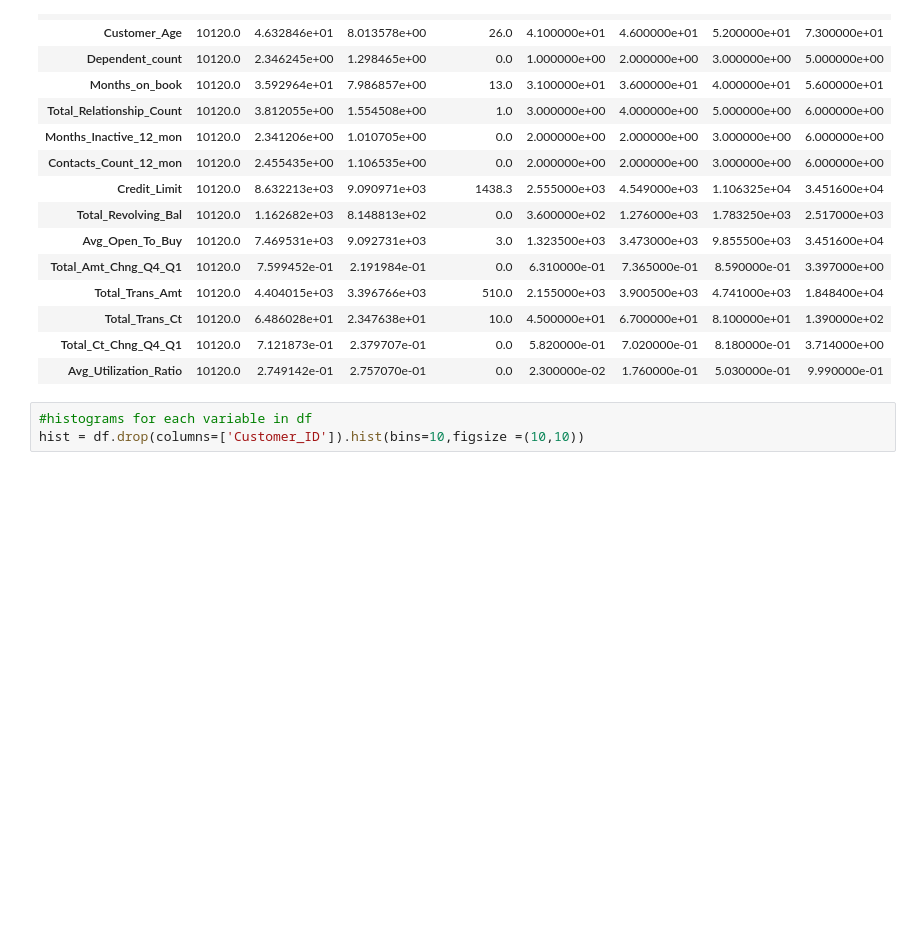
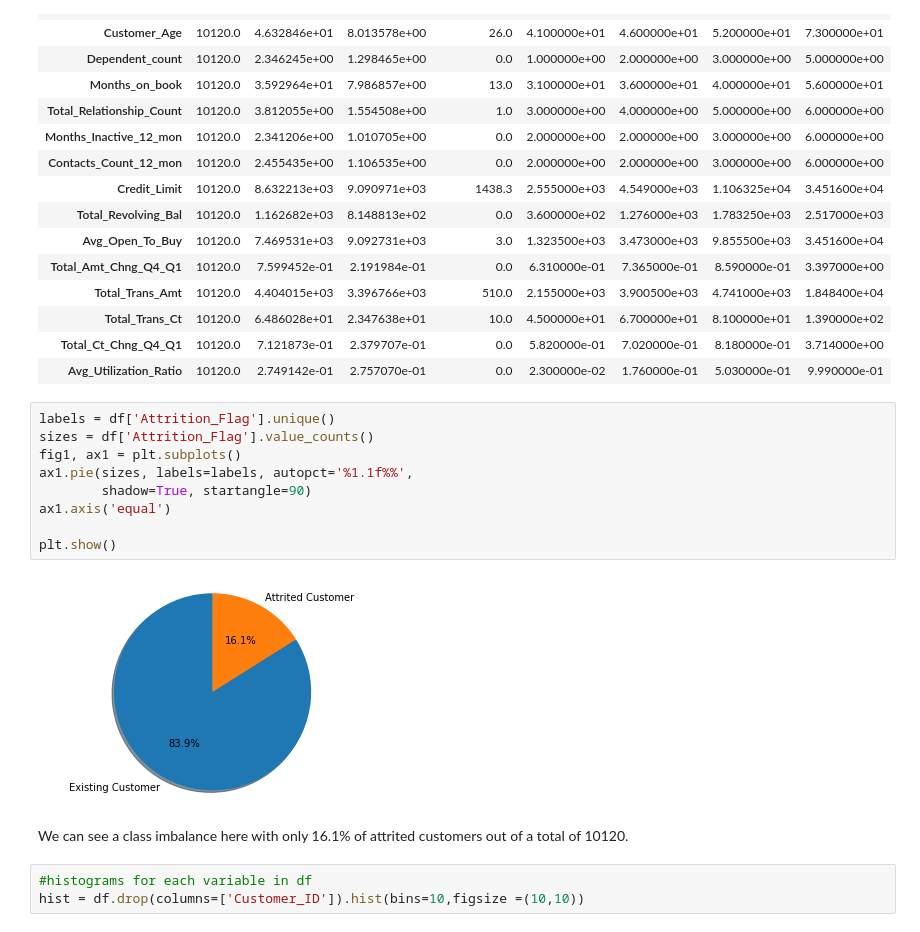
Before and after one commit to elpea74/CapstoneTwo, a Jupyter notebook: Capstone 2 EDA.ipynb, the cells around one changed output. Cells and saved outputs as stored; diff of their text form; blank space fills up the shorter version.

```diff
--- a/Capstone 2 EDA.ipynb
+++ b/Capstone 2 EDA.ipynb
@@ -73,6 +69,19 @@ df.describe().T
 | Total_Trans_Ct | 10120.0 | 6.486028e+01 | 2.347638e+01 | 10.0 | 4.500000e+01 | 6.700000e+01 | 8.100000e+01 | 1.390000e+02 |
 | Total_Ct_Chng_Q4_Q1 | 10120.0 | 7.121873e-01 | 2.379707e-01 | 0.0 | 5.820000e-01 | 7.020000e-01 | 8.180000e-01 | 3.714000e+00 |
 | Avg_Utilization_Ratio | 10120.0 | 2.749142e-01 | 2.757070e-01 | 0.0 | 2.300000e-02 | 1.760000e-01 | 5.030000e-01 | 9.990000e-01 |
+# %%
+labels = df['Attrition_Flag'].unique()
+sizes = df['Attrition_Flag'].value_counts()
+fig1, ax1 = plt.subplots()
+ax1.pie(sizes, labels=labels, autopct='%1.1f%%',
+        shadow=True, startangle=90)
+ax1.axis('equal')
+
+plt.show()
+# %% [output]
+[figure, added]
+# %% [markdown]
+We can see a class imbalance here with only 16.1% of attrited customers out of a total of 10120.
 # %%
 #histograms for each variable in df
 hist = df.drop(columns=['Customer_ID']).hist(bins=10,figsize =(10,10))
```
Also changed, not shown: parts of 2 cells of this notebook, 3 other files.
